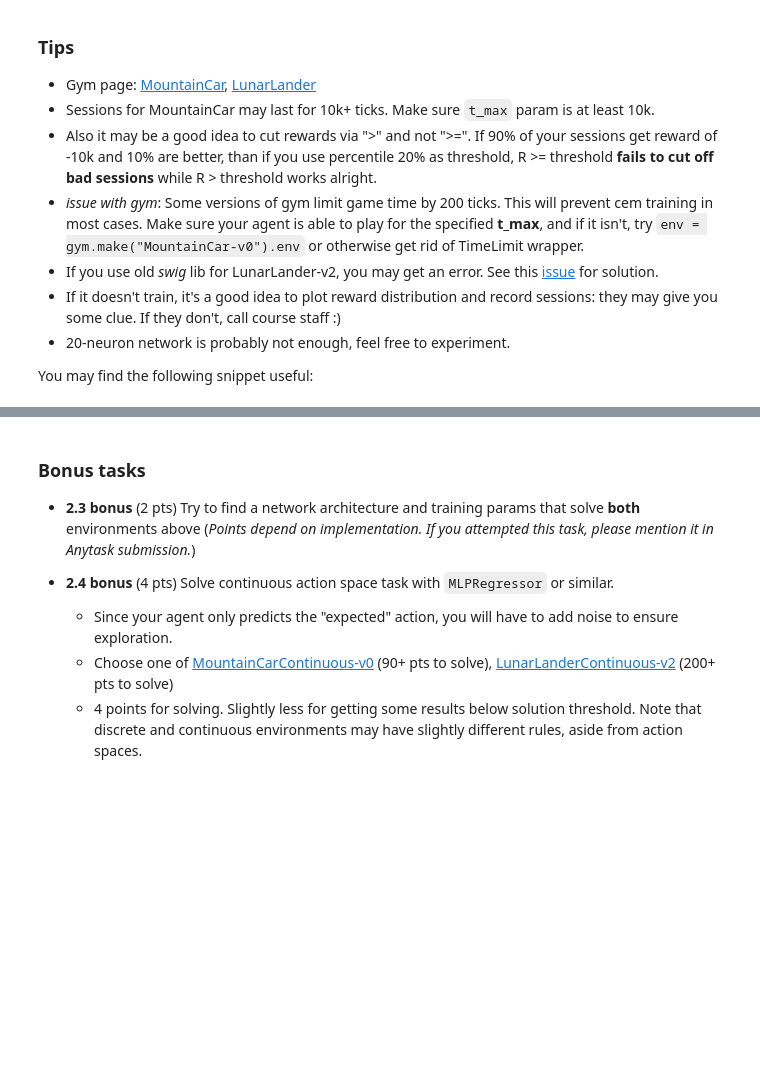
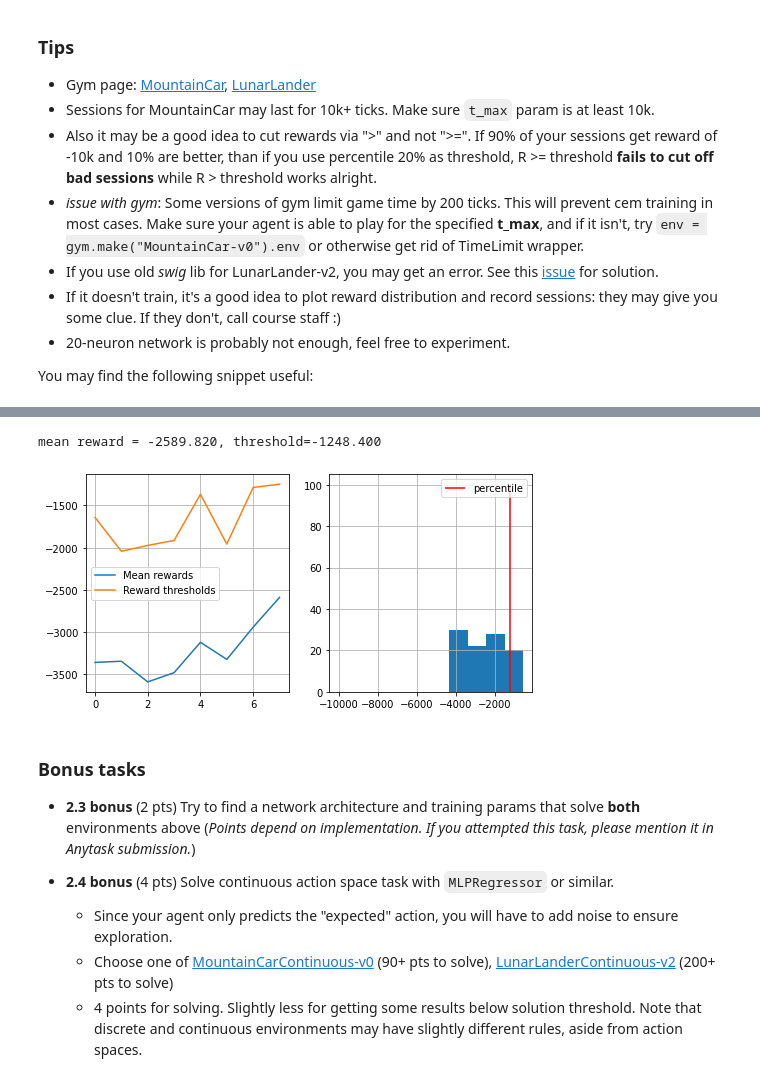
Before and after one commit to ivan-shargin/Practical_RL, a Jupyter notebook: week01_intro/deep_crossentropy_method.ipynb, the cells around one changed output, grey strips where cells are left out. Drawn from its saved outputs; the diff is of its cells as text; code cells hidden in the pictures; blank space fills up the shorter version.

```diff
--- a/week01_intro/deep_crossentropy_method.ipynb
+++ b/week01_intro/deep_crossentropy_method.ipynb
@@ -84,7 +78,7 @@ def generate_session(env, agent, t_max=1000):
 
         # use the probabilities you predicted to pick an action
         # sample proportionally to the probabilities, don't just take the most likely action
-        a = np.random.choice(np.arange(2), p=probs)
+        a = np.random.choice(np.arange(n_actions), p=probs)
         # ^-- hint: try np.random.choice
 
         new_s, r, done, info = env.step(a)
@@ -340,0 +410,22 @@ with gym.make('MountainCar-v0').env as env:
+# %%
+n_sessions = 100
+percentile = 90
+log = []
+
+for i in range(100):
+    # generate new sessions
+    sessions = [generate_session(env, agent, t_max=4000) for _ in range(n_sessions)]
+
+    states_batch, actions_batch, rewards_batch = map(np.array, zip(*sessions))
+
+    elite_states, elite_actions = select_elites(states_batch, actions_batch, rewards_batch, percentile)
+
+    #YOUR CODE: partial_fit agent to predict elite_actions(y) from elite_states(X)
+    agent.partial_fit(elite_states, elite_actions)
+    show_progress(rewards_batch, log, percentile, reward_range=[-10000, np.max(rewards_batch)])
+
+    if np.mean(rewards_batch) > -150:
+        print("You Win! You may stop training now via KeyboardInterrupt.")
+# %% [output]
+mean reward = -2589.820, threshold=-1248.400
+[figure, added]
```
Also changed, not shown: parts of 11 cells of this notebook.
